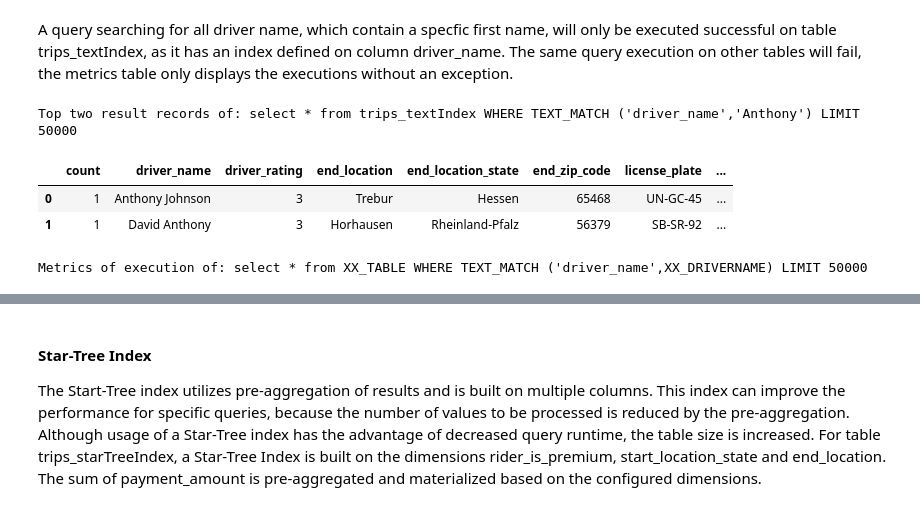
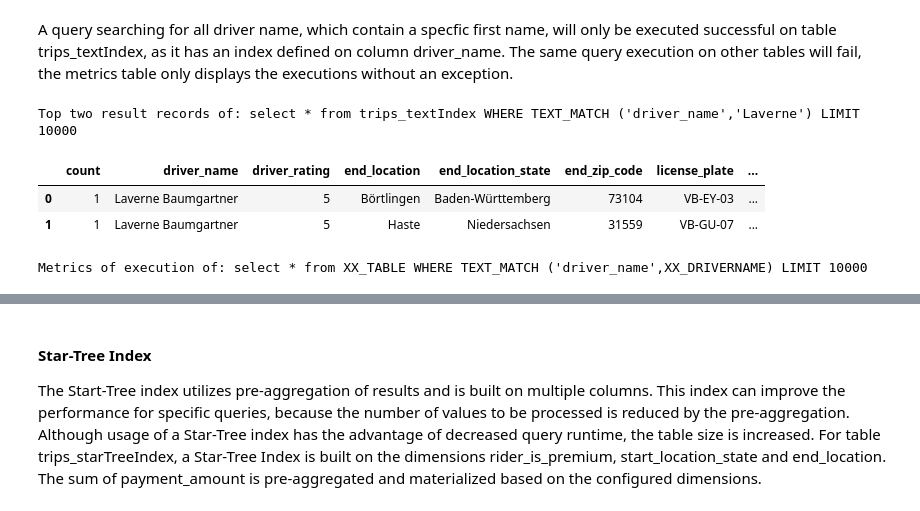
Before and after one commit to timebertt/adm-pinot, a Jupyter notebook: Index.ipynb, the cells around one changed output, grey strips where cells are left out. Saved outputs shown, nothing was run; the diff lists cells and outputs as text; code cells hidden in the pictures.

```diff
--- a/Index.ipynb
+++ b/Index.ipynb
@@ -327,11 +339,11 @@ By using the sorted inverted index, the performance can benefit from data locali
 # %% [markdown]
 A query searching for all driver name, which contain a specfic first name, will only be executed successful on table trips_textIndex, as it has an index defined on column driver_name. The same query execution on other tables will fail, the metrics table only displays the executions without an exception.
 # %%
-executeSQLStatement("select * from XX_TABLE WHERE TEXT_MATCH ('driver_name',XX_DRIVERNAME) LIMIT 50000", [['trips_textIndex','Text Index']])
+executeSQLStatement("select * from XX_TABLE WHERE TEXT_MATCH ('driver_name',XX_DRIVERNAME) LIMIT 10000", [['trips_textIndex','Text Index']])
 # %% [output]
-Top two result records of: select * from trips_textIndex WHERE TEXT_MATCH ('driver_name','Anthony') LIMIT 50000
+Top two result records of: select * from trips_textIndex WHERE TEXT_MATCH ('driver_name','Laverne') LIMIT 10000
 |  | count | driver_name | driver_rating | end_location | end_location_state | end_zip_code | license_plate | ... |
-| 0 | 1 | Anthony Johnson | 3 | Trebur | Hessen | 65468 | UN-GC-45 | ... |
-| 1 | 1 | David Anthony | 3 | Horhausen | Rheinland-Pfalz | 56379 | SB-SR-92 | ... |
+| 0 | 1 | Laverne Baumgartner | 5 | Börtlingen | Baden-Württemberg | 73104 | VB-EY-03 | ... |
+| 1 | 1 | Laverne Baumgartner | 5 | Haste | Niedersachsen | 31559 | VB-GU-07 | ... |
-Metrics of execution of: select * from XX_TABLE WHERE TEXT_MATCH ('driver_name',XX_DRIVERNAME) LIMIT 50000
+Metrics of execution of: select * from XX_TABLE WHERE TEXT_MATCH ('driver_name',XX_DRIVERNAME) LIMIT 10000
 |  | indextype | table | numDocsScanned | numEntriesScannedInFilter | numEntriesScannedPostFilter | totalDocs | timeUsedMs | ... |
```
Also changed, not shown: parts of 11 cells of this notebook, 1 other file.
